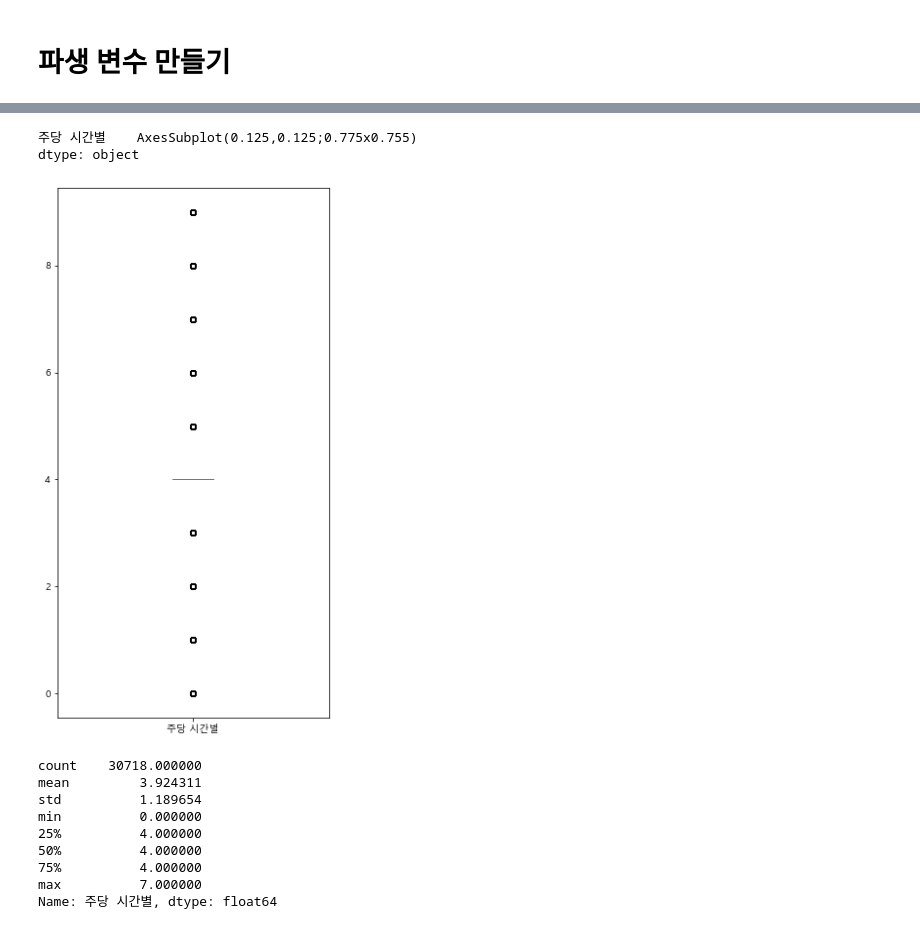
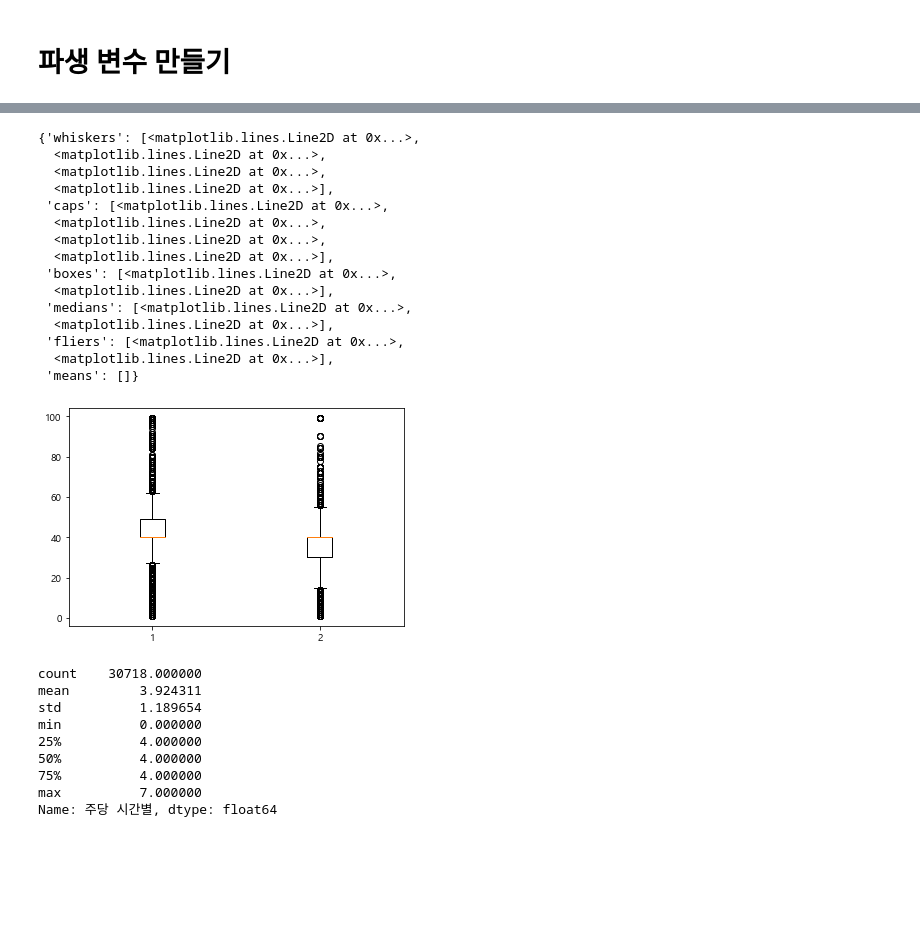
Before and after one commit to hanbyeol-cloud/2021-bigdata-learn, a Jupyter notebook: human_sex_prediction.ipynb, the cells around one changed output, grey strips where cells are left out. Saved outputs shown, nothing was run; the diff lists cells and outputs as text; code cells hidden in the pictures; blank space fills up the shorter version.

```diff
--- a/human_sex_prediction.ipynb
+++ b/human_sex_prediction.ipynb
@@ -119,11 +185,7 @@ for i, v in enumerate(human_train['fnlwgt']):
 # %%
-for i, v in enumerate(human_train['주당 시간']):
-    if v>70 :
-        human_train['주당 시간'].replace(v,70,inplace=True)
+# for i, v in enumerate(human_train['교육 수']):
+#     if v<4:
+#         human_train['교육 수'].replace(v,4,inplace=True)
-# %%
-for i, v in enumerate(human_train['교육 수']):
-    if v<3:
-        human_train['교육 수'].replace(v,3,inplace=True)
 # %% [markdown]
 # 파생 변수 만들기
 # %%
@@ -186,7 +262,9 @@ human_train = pd.concat([human_train, homeland], axis=1)
 human_train[["모국"]] = human_train[["모국"]].apply(lambda x: x.str.lstrip())
 human_train[["모국"]] = human_train[["모국"]].apply(lambda x: x.astype('category').cat.codes)
 # %%
-human_train.drop(["자본 이득","자본 손실","순이익",' Holand-Netherlands'],axis=1,inplace=True)
+human_train.drop(["자본 이득","자본 손실","순이익"],axis=1,inplace=True)
+# %%
+human_train.drop([" Holand-Netherlands"],axis=1,inplace=True)
 # %%
 plt.rcParams['figure.figsize'] = [50, 50]
 plt.rc('font', family='Malgun Gothic')
@@ -212,9 +290,27 @@ dtype: object
 # %%
-human_train.loc[:, '주당 시간별'].plot.box(subplots=True, layout=(1,1), figsize=(5,10))
+plt.rc('font', family='Malgun Gothic')
+#human_train.loc[:, '주당 시간별'].plot.box(subplots=True, layout=(1,1), figsize=(5,10))
+gender_male = human_train[human_train['성별']==1]
+gender_female = human_train[human_train['성별']==0]
+gender = [gender_male['주당 시간'], gender_female['주당 시간']]
+plt.boxplot(gender)
 # %% [output]
-주당 시간별    AxesSubplot(0.125,0.125;0.775x0.755)
-dtype: object
+{'whiskers': [<matplotlib.lines.Line2D at 0x...>,
+  <matplotlib.lines.Line2D at 0x...>,
+  <matplotlib.lines.Line2D at 0x...>,
+  <matplotlib.lines.Line2D at 0x...>],
+ 'caps': [<matplotlib.lines.Line2D at 0x...>,
+  <matplotlib.lines.Line2D at 0x...>,
+  <matplotlib.lines.Line2D at 0x...>,
+  <matplotlib.lines.Line2D at 0x...>],
+ 'boxes': [<matplotlib.lines.Line2D at 0x...>,
+  <matplotlib.lines.Line2D at 0x...>],
+ 'medians': [<matplotlib.lines.Line2D at 0x...>,
+  <matplotlib.lines.Line2D at 0x...>],
+ 'fliers': [<matplotlib.lines.Line2D at 0x...>,
+  <matplotlib.lines.Line2D at 0x...>],
+ 'means': []}
-[figure, old version]
+[figure, new version]
 # %%
 human_train.loc[:,'주당 시간별'].describe().T
 # %% [output]
```
Also changed, not shown: parts of 76 cells of this notebook, 1 other file.
